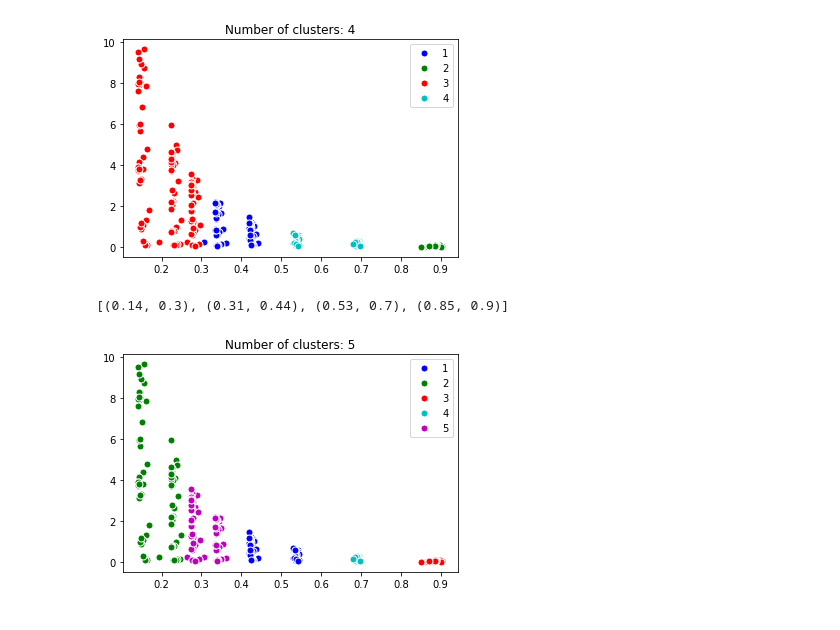
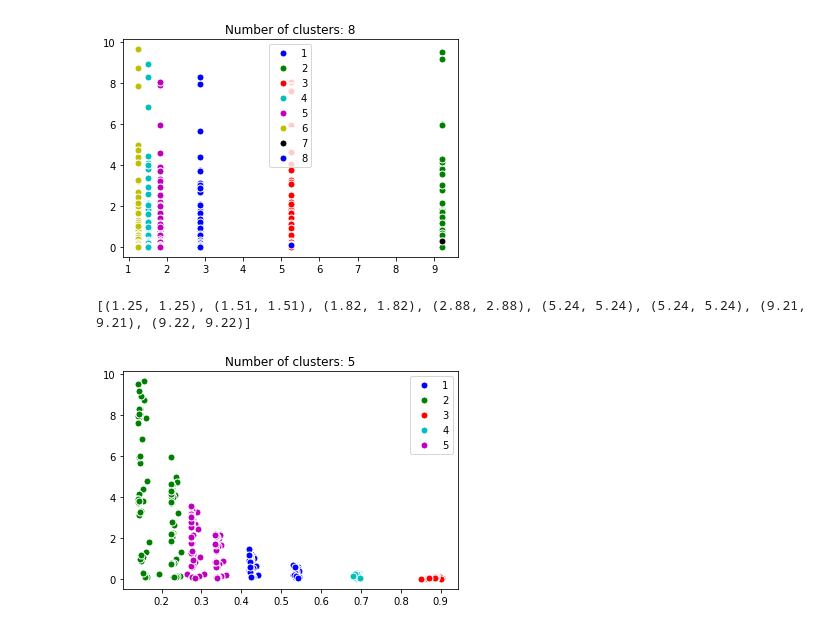
Before and after one commit to prokudin/psu_python, a Jupyter notebook: Project/S Dolan Binning Z.ipynb, the cells around one changed output. Saved outputs shown, nothing was run; the diff lists cells and outputs as text; code cells hidden in the pictures.

```diff
--- a/Project/S Dolan Binning Z.ipynb
+++ b/Project/S Dolan Binning Z.ipynb
@@ -3,6 +3,7 @@ import pandas as pd
 import numpy as np
 import matplotlib.pyplot as plt
 import os
+import itertools
 os.chdir('/home/scott/GIT/psu_python/Project/')
 from sklearn.cluster import KMeans
 
@@ -12,23 +13,23 @@ class DATA:
         self.data = pd.concat(self.frames,sort=True)
 
 
-    def getBins(self,binCount):
+    def getBins(self,binCount,name='z'):
         self.zbins = []
-        cdf = self.data[['z','value']]
-        trainingData = np.array(cdf.z).reshape(-1,1)
-        X = np.vstack((np.array(data.data['z']),np.array(data.data['value']))).T
+        cdf = self.data[[name,'value']]
+        trainingData = np.array(data.data[name]).reshape(-1,1)
+        X = np.vstack((np.array(data.data[name]),np.array(data.data['value']))).T
         k_means = KMeans(init = "k-means++", n_clusters = binCount, n_init = 1000)
         k_means.fit(trainingData)
         self.data['bins'] = k_means.labels_
         #for i in range(binCount):
         #    mask = data.data[data.data['bins'] == i]
         #    self.zbins.append((round(min(mask['z']),2),round(max(mask['z']),2)))
-        colors = cycle('bgrcmykbgrcmykbgrcmykbgrcmyk')
+        colors = itertools.cycle('bgrcmykbgrcmykbgrcmykbgrcmyk')
         plt.figure(1)
         k_means_cluster_centers = np.sort(k_means.cluster_centers_, axis=0)
         for k, col in zip(range(binCount), colors):
             mask = data.data[data.data['bins'] == k]
-            self.zbins.append((round(min(mask['z']),2),round(max(mask['z']),2)))
+            self.zbins.append((round(min(mask[name]),2),round(max(mask[name]),2)))
             my_members = k_means.labels_ == k
             cluster_center = k_means_cluster_centers[k]
             plt.plot(X[my_members, 0], X[my_members, 1], 'w',
@@ -45,11 +46,11 @@ if __name__ == '__main__':
     hermes = DATA({"1000.xlsx"})
 # %%
 data = DATA({'1000.xlsx'})
-zbins = sorted(data.getBins(4))
+zbins = sorted(data.getBins(8,'Q2'))
 print(zbins)
 # %% [output]
-[figure, old version]
+[figure, new version]
-[(0.14, 0.3), (0.31, 0.44), (0.53, 0.7), (0.85, 0.9)]
+[(1.25, 1.25), (1.51, 1.51), (1.82, 1.82), (2.88, 2.88), (5.24, 5.24), (5.24, 5.24), (9.21, 9.21), (9.22, 9.22)]
 # %%
 zbins = sorted(data.getBins(5))
 print(zbins)
```
Also changed, not shown: parts of 1 cell of this notebook.
